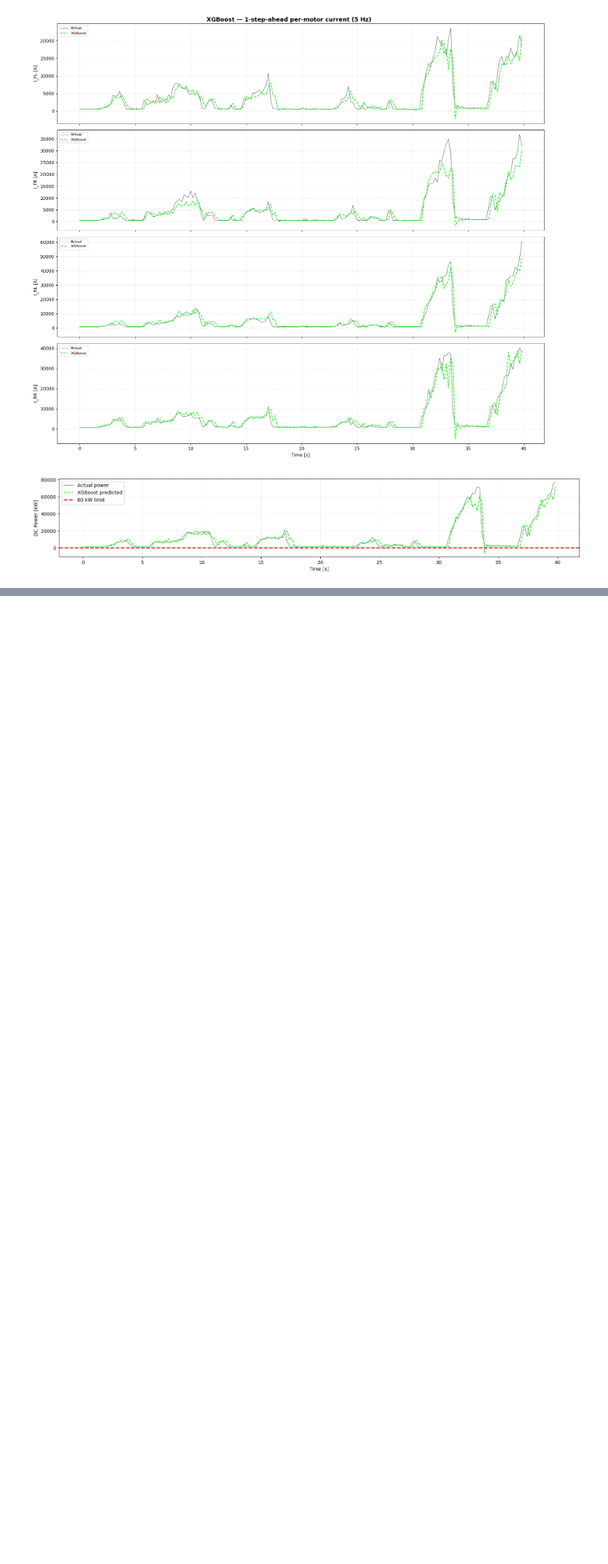
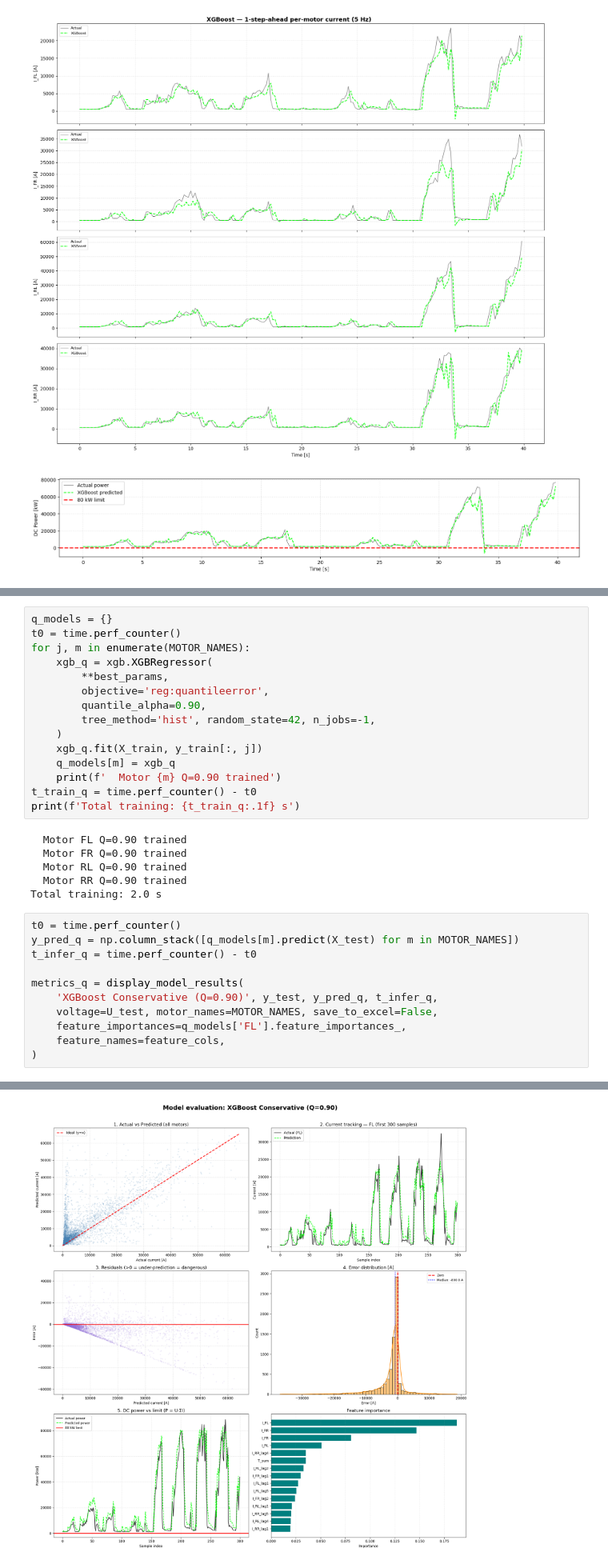
Before and after one commit to PUT-Motorsport/PUTM_EV_FF_CurrentLoop, a Jupyter notebook: src/03_xgboost_current.ipynb, the cells around one changed output, grey strips where cells are left out. Shown at 80% size. Drawn from its saved outputs; the diff is of its cells as text; blank space fills up the shorter version.

```diff
--- a/src/03_xgboost_current.ipynb
+++ b/src/03_xgboost_current.ipynb
@@ -212,0 +220,33 @@ plt.tight_layout(); plt.show()
+# %%
+q_models = {}
+t0 = time.perf_counter()
+for j, m in enumerate(MOTOR_NAMES):
+    xgb_q = xgb.XGBRegressor(
+        **best_params,
+        objective='reg:quantileerror',
+        quantile_alpha=0.90,
+        tree_method='hist', random_state=42, n_jobs=-1,
+    )
+    xgb_q.fit(X_train, y_train[:, j])
+    q_models[m] = xgb_q
+    print(f'  Motor {m} Q=0.90 trained')
+t_train_q = time.perf_counter() - t0
+print(f'Total training: {t_train_q:.1f} s')
+# %% [output]
+  Motor FL Q=0.90 trained
+  Motor FR Q=0.90 trained
+  Motor RL Q=0.90 trained
+  Motor RR Q=0.90 trained
+Total training: 2.0 s
+# %%
+t0 = time.perf_counter()
+y_pred_q = np.column_stack([q_models[m].predict(X_test) for m in MOTOR_NAMES])
+t_infer_q = time.perf_counter() - t0
+
+metrics_q = display_model_results(
+    'XGBoost Conservative (Q=0.90)', y_test, y_pred_q, t_infer_q,
+    voltage=U_test, motor_names=MOTOR_NAMES, save_to_excel=False,
+    feature_importances=q_models['FL'].feature_importances_,
+    feature_names=feature_cols,
+)
+# %% [output]
@@ -212,0 +270 @@ plt.tight_layout(); plt.show()
+[figure, added]
```
Also changed, not shown: parts of 9 cells of this notebook, 4 other files.
